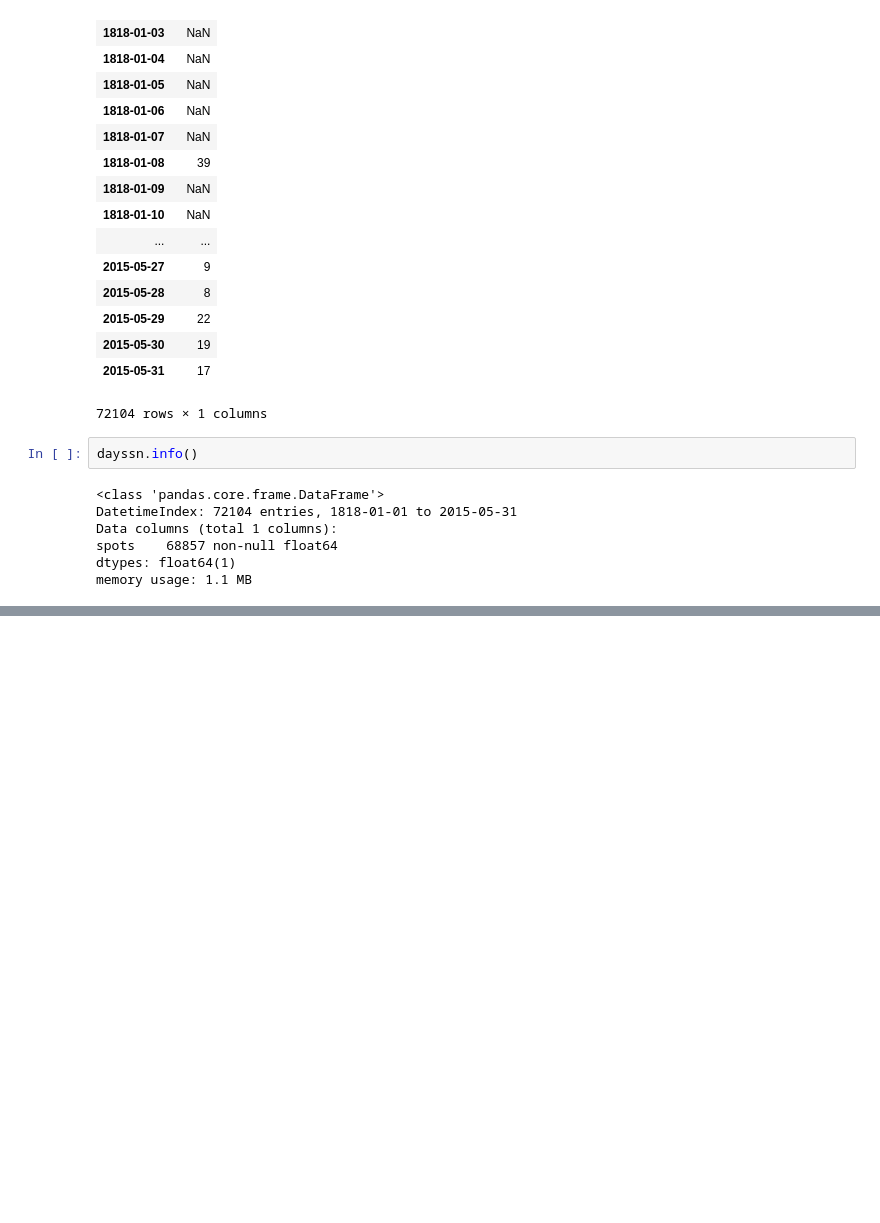
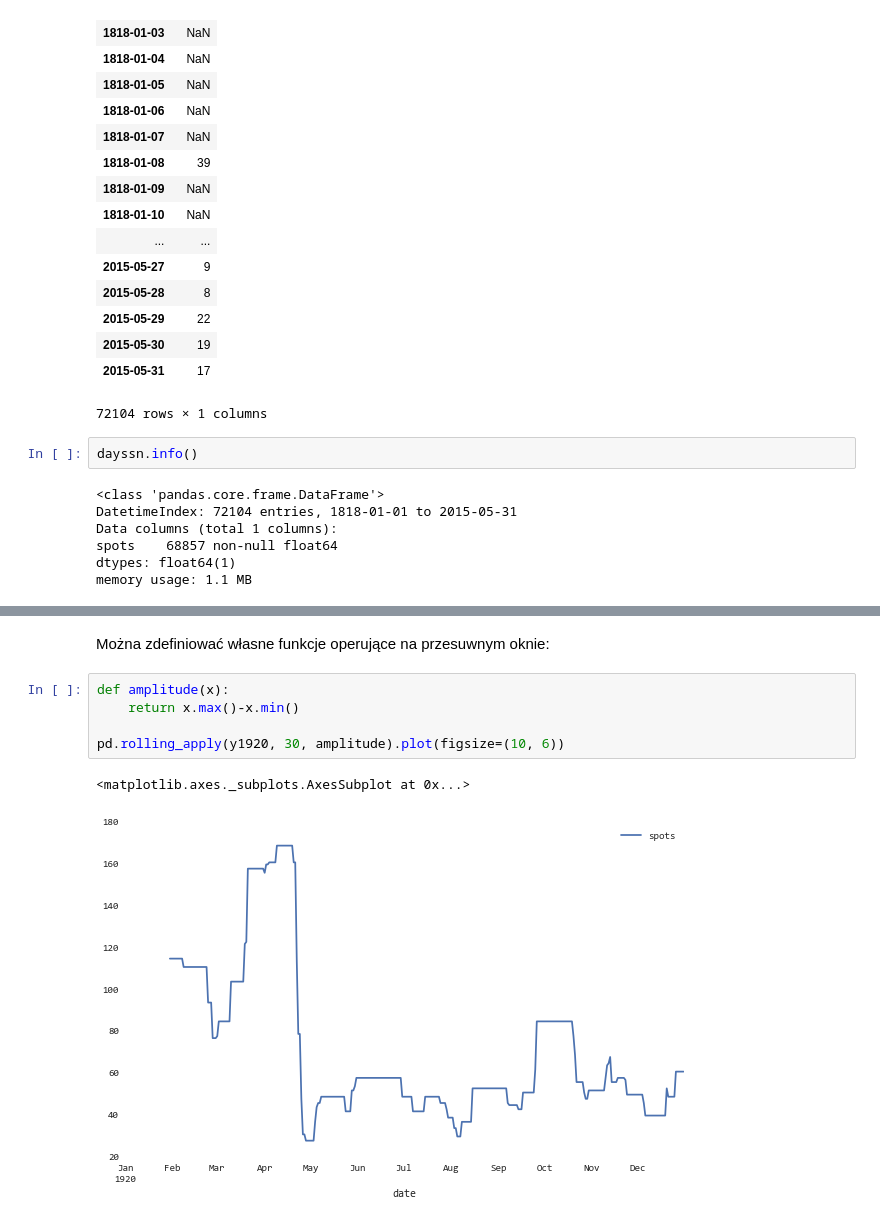
Before and after one commit to DELabUW/szkola-letnia-2015, a Jupyter notebook: zajecia/dzien2_szeregi_czasowe_slonce.ipynb, the cells around one changed output, grey strips where cells are left out. Drawn from its saved outputs; the diff is of its cells as text; blank space fills up the shorter version.

```diff
--- a/zajecia/dzien2_szeregi_czasowe_slonce.ipynb
+++ b/zajecia/dzien2_szeregi_czasowe_slonce.ipynb
@@ -68,0 +90,10 @@ dayssn["1920-01-01":"1920-01-20"].plot(figsize=(10, 6))
+# %% [markdown]
+Można zdefiniować własne funkcje operujące na przesuwnym oknie:
+# %%
+def amplitude(x):
+    return x.max()-x.min()
+
+pd.rolling_apply(y1920, 30, amplitude).plot(figsize=(10, 6))
+# %% [output]
+<matplotlib.axes._subplots.AxesSubplot at 0x...>
+[figure, added]
```
Also changed, not shown: parts of 8 cells of this notebook, 2 other files.
